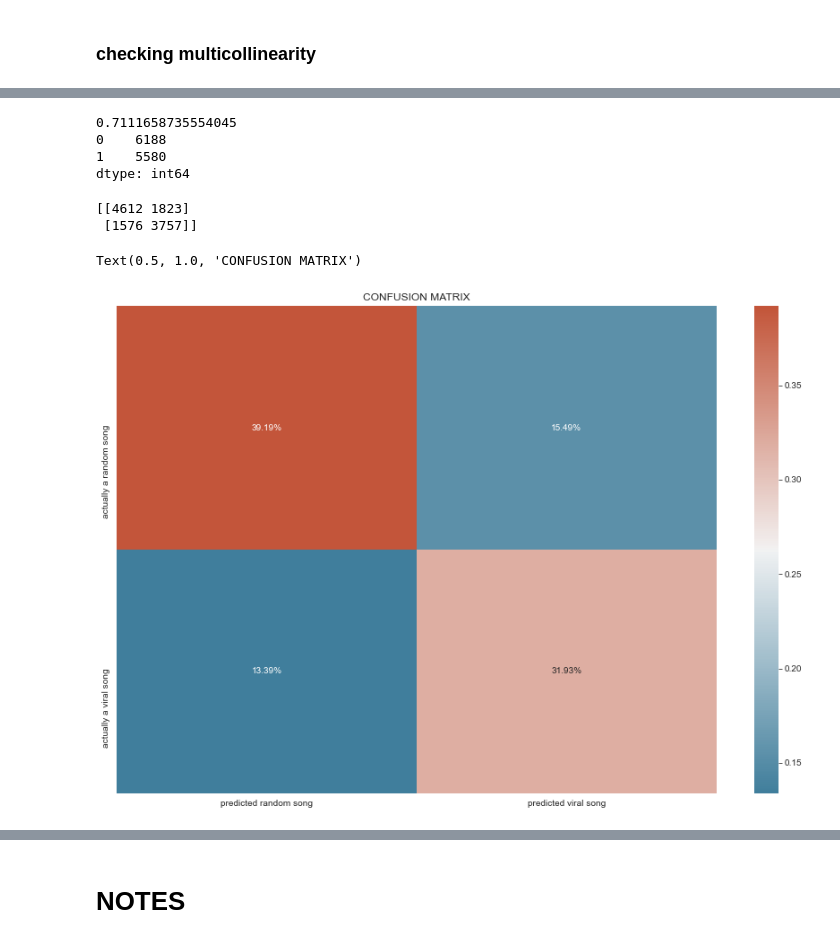
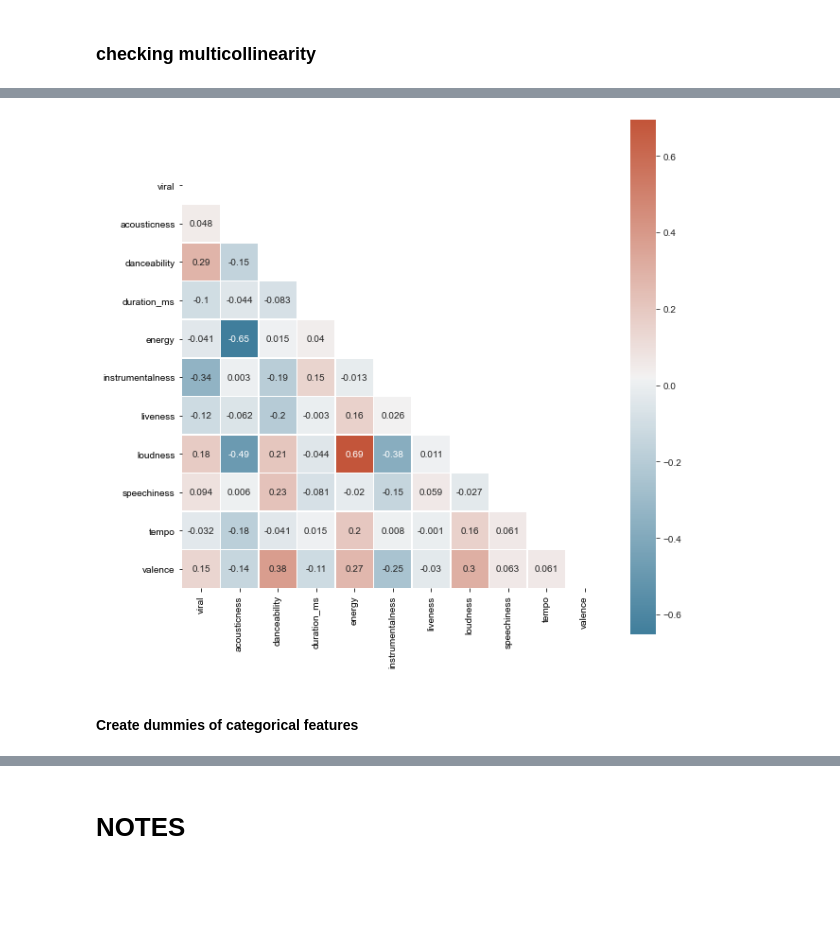
Before and after one commit to thomas-cares/hit-the-charts, a Jupyter notebook: analysis.ipynb, the cells around one changed output, grey strips where cells are left out. Cells and saved outputs as stored; diff of their text form; code cells hidden in the pictures; blank space fills up the shorter version.

Commit message:
analysis ready

```diff
--- a/analysis.ipynb
+++ b/analysis.ipynb
@@ -122,7 +125,7 @@ from sklearn.neighbors import KNeighborsClassifier
 create joint df of viral charts songs and songs from kaggle DB I want to compare against
 # %%
 # list of relevant columns
-knear_features=["group",
+continuous_feat=[
             "acousticness",
             "danceability",
             "duration_ms",
@@ -132,6 +135,8 @@ knear_features=["group",
             "loudness",
             "speechiness",
             "tempo",
-            "valence",
-            "key",
-            "mode"]
+            "valence"]
+
+categorical_feat=["key","mode"]
+
+target_feat=['viral']
@@ -138,3 +148,7 @@ knear_features=["group",
 # %%
-#concat viral df with data from kaggle i use as base
-knear_df=pd.concat([viral[knear_features],base[knear_features]],axis=0,ignore_index=True)
+#concat viral DF with DF from kaggle that i use as base
+analysis_true=pd.concat([viral[target_feat+categorical_feat+continuous_feat],
+                        base[target_feat+categorical_feat+continuous_feat]
+                        ],
+                       axis=0,
+                        ignore_index=True)
@@ -151,2 +165,7 @@ Name: viral, dtype: int64
+# %%
+analysis_stan=analysis_true
+# %%
+#standardize the contnuous feature only
+analysis_stan[continuous_feat]=pd.DataFrame(StandardScaler(copy=False).fit_transform(analysis_true[continuous_feat]),columns=continuous_feat)
 # %% [markdown]
 ### checking multicollinearity
@@ -182,29 +171,0 @@ X_train, X_test, y_train, y_test = train_test_split(X, y, test_size=0.4, random_
-# %%
-from sklearn.neighbors import KNeighborsClassifier
-
-knear_model = KNeighborsClassifier(n_neighbors=3).fit(X_train, y_train)
-predictions = knear_model.predict(X_test)
-print(knear_model.score(X_test, y_test))
-print(pd.Series(predictions).value_counts())
-# %% [output]
-0.7111658735554045
-0    6188
-1    5580
-dtype: int64
-# %%
-from sklearn.metrics import confusion_matrix
-cf_matrix = confusion_matrix(y_test, predictions)
-print(cf_matrix)
-# %% [output]
-[[4612 1823]
- [1576 3757]]
-# %%
-plt.figure(figsize=(15,10))
-cmap = sns.diverging_palette(230, 20, as_cmap=True) #preparing cmap
-
-sns.heatmap(cf_matrix/np.sum(cf_matrix), annot=True,
-            fmt='.2%', cmap=cmap,xticklabels=[ 'predicted random song', 'predicted viral song'],
-            yticklabels=['actually a random song','actually a viral song']).set_title('CONFUSION MATRIX')
-# %% [output]
-Text(0.5, 1.0, 'CONFUSION MATRIX')
-[figure, removed]
@@ -215,0 +172,13 @@ Text(0.5, 1.0, 'CONFUSION MATRIX')
+# %%
+#
+corr = round(analysis_stan.corr(),3)
+f, ax = plt.subplots(figsize=(10, 10))
+sns.set_style("darkgrid")
+mask = np.triu(np.ones_like(corr, dtype=bool)) # removing the other side of the heatmap
+cmap = sns.diverging_palette(230, 20, as_cmap=True) #preparing cmap
+sns.heatmap(corr,mask=mask,cmap=cmap,linewidths=.5,square=True,annot=True)
+plt.show()
+# %% [output]
+[figure, added]
+# %% [markdown]
+#### Create dummies of categorical features
```
Also changed, not shown: parts of 63 cells of this notebook, 24 other files.
